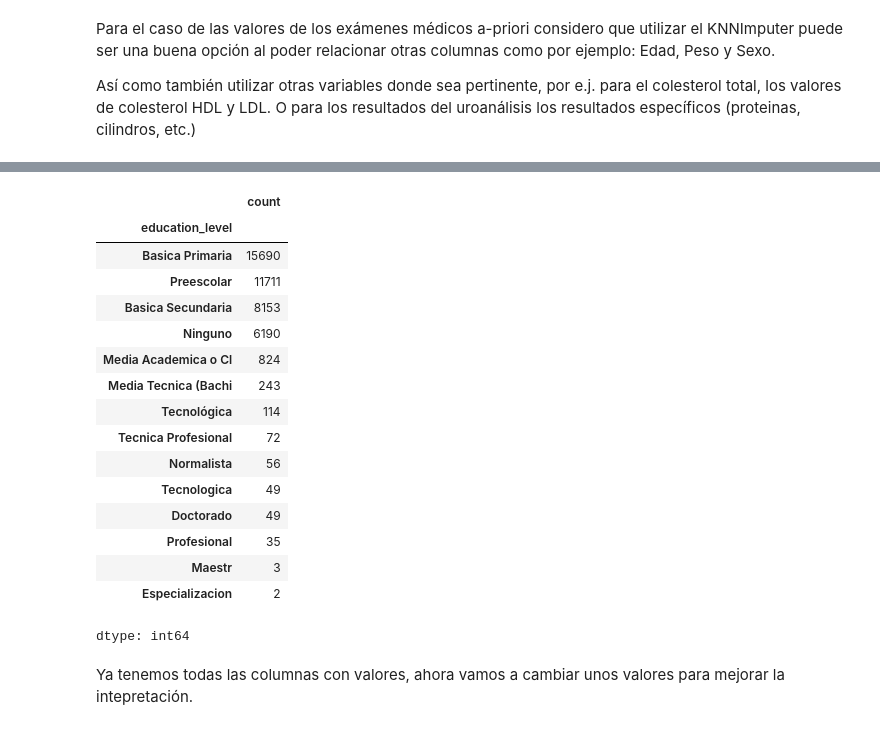
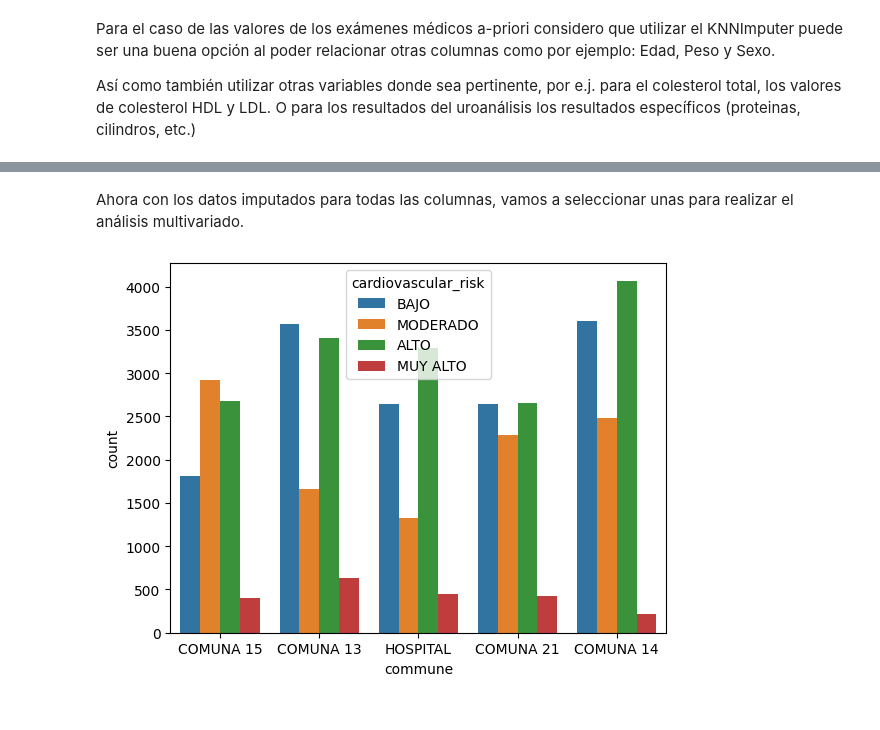
Before and after one commit to Alvamad/miaa-eda1, a Jupyter notebook: Taller3_AnalisisBivariado.ipynb, the cells around one changed output, grey strips where cells are left out. Drawn from its saved outputs; the diff is of its cells as text; code cells hidden in the pictures.

Commit message:
Created using Colab - Update missing data

```diff
--- a/Taller3_AnalisisBivariado.ipynb
+++ b/Taller3_AnalisisBivariado.ipynb
@@ -422,26 +424,7 @@ memory usage: 13.8+ MB
-# %%
-df.education_level.value_counts()
-# %% [output]
-|  | count |
-| education_level |  |
-| Basica Primaria | 15690 |
-| Preescolar | 11711 |
-| Basica Secundaria | 8153 |
-| Ninguno | 6190 |
-| Media Academica o Cl | 824 |
-| Media Tecnica (Bachi | 243 |
-| Tecnológica | 114 |
-| Tecnica Profesional | 72 |
-| Normalista | 56 |
-| Tecnologica | 49 |
-| Doctorado | 49 |
-| Profesional | 35 |
-| Maestr | 3 |
-| Especializacion | 2 |
-dtype: int64
-# %% [markdown]
-Ya tenemos todas las columnas con valores, ahora vamos a cambiar unos valores para mejorar la intepretación.
-# %%
-values_to_set_zero = ['NO REGISTRA', 'NO APLICA', 'NO APLICA POR EDAD', 'HOMOSEXUAL', 'no aplica por edad', 'INFERTILIDAD PAREJA', 'EMBARAZADA']
-
-df['contraceptive_method'] = df['contraceptive_method'].apply(lambda x: 0 if x in values_to_set_zero else 1)
+# %% [markdown]
+Ahora con los datos imputados para todas las columnas, vamos a seleccionar unas para realizar el análisis multivariado.
+# %%
+sns.countplot(x='commune', hue='cardiovascular_risk', data=df)
+plt.show()
+# %% [output]
+[figure, added]
```
Also changed, not shown: parts of 13 cells of this notebook.
